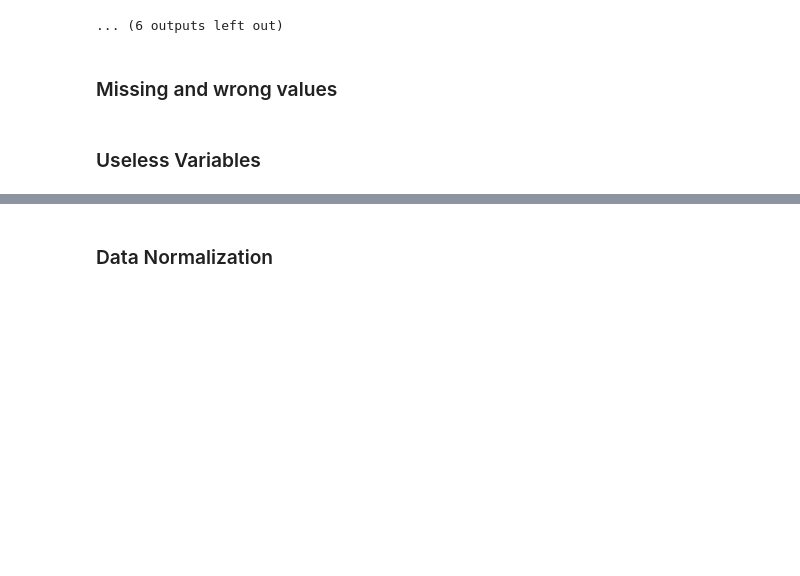
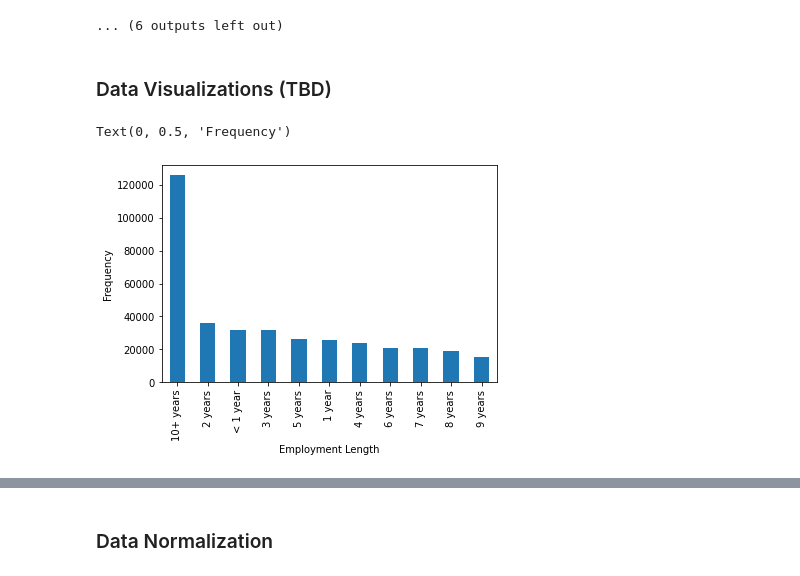
Before and after one commit to Teccaa/Applied_Credit_Risk, a Jupyter notebook: Data_Cleaning.ipynb, the cells around one changed output, grey strips where cells are left out. Drawn from its saved outputs; the diff is of its cells as text; code cells hidden in the pictures; blank space fills up the shorter version.

Commit message:
First Data Analysis, adjustments

```diff
--- a/Data_Cleaning.ipynb
+++ b/Data_Cleaning.ipynb
@@ -297,7 +301,13 @@ for col in data.columns:
 | IT Mgr Needs to Reduce Debt Balance | 1 | 0.00% |
 48816 rows × 2 columns
 ... (6 outputs left out)
-# %% [markdown]
-### Missing and wrong values
-# %% [markdown]
-### Useless Variables
+# %% [markdown]
+### Data Visualizations (TBD)
+# %%
+# Pltotting distribution for emp_length
+data["emp_length"].value_counts().plot(kind = 'bar')
+plt.xlabel('Employment Length')
+plt.ylabel('Frequency')
+# %% [output]
+Text(0, 0.5, 'Frequency')
+[figure, added]
```
Also changed, not shown: parts of 21 cells of this notebook, 1 other file.
